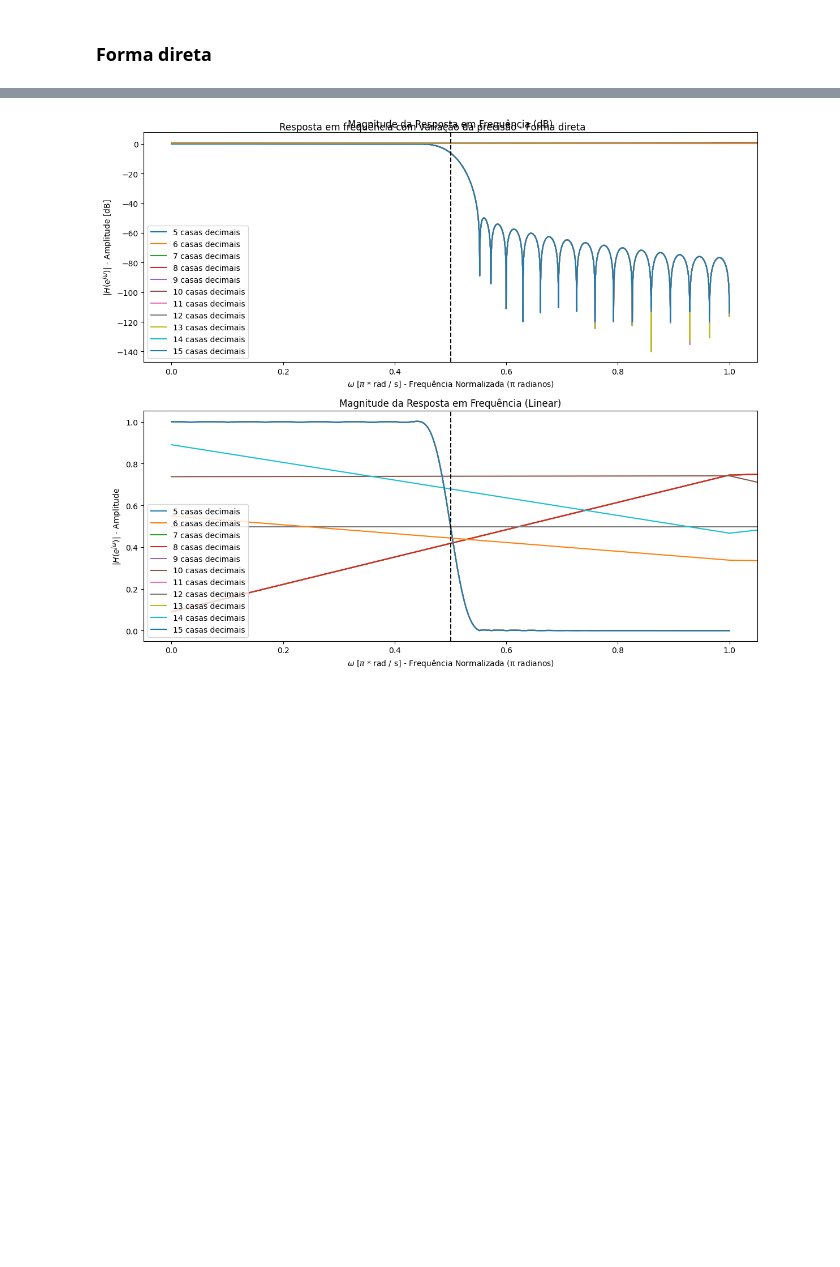
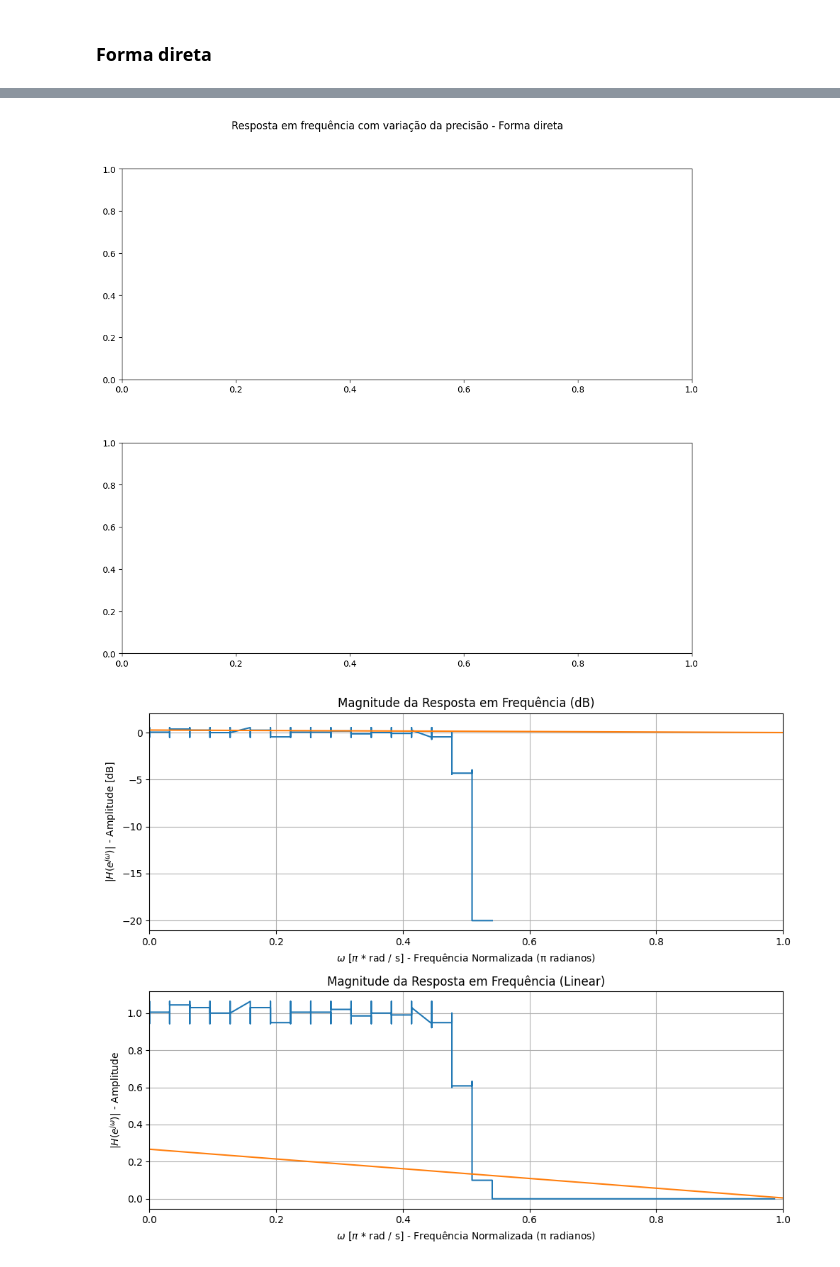
Before and after one commit to IvonLuiz/FIR_Filter_WindowMethod, a Jupyter notebook: notebook/FIR.ipynb, the cells around one changed output, grey strips where cells are left out. Drawn from its saved outputs; the diff is of its cells as text; code cells hidden in the pictures; blank space fills up the shorter version.

Commit message:
fix decimal places analysis

```diff
--- a/notebook/FIR.ipynb
+++ b/notebook/FIR.ipynb
@@ -311,3 +306,9 @@ plot_frequency_response_cascade(w_cascade, wc, H_cascade, H)
 ## Diminuindo o número de casas decimais
 # %% [markdown]
 ### Forma direta
+# %%
+n_casas = 8
+_w = np.round(w, decimals=n_casas)
+_H = np.round(H, decimals=n_casas)
+
+plot_frequency_response_direct(w, _H)
@@ -314,34 +320,36 @@ plot_frequency_response_cascade(w_cascade, wc, H_cascade, H)
 # %%
 fig,axs = plt.subplots(2, 1, figsize=(12, 10))
-min_casas = 5
-max_casas = 15 + 1
+min_casas = 1
+max_casas = 8
 
 # Obtendo um mapa de cores
-cmap = cm.get_cmap('tab10', max_casas - min_casas)  # 'tab10' é um mapa de cores com 10 cores diferentes
+cmap = cm.get_cmap('viridis', max_casas - min_casas)
 
 # Iterando para plotar as respostas com diferentes precisões
-for n_casas in range(max_casas, min_casas, -1):
+for i, n_casas in enumerate(range(min_casas, max_casas)):
     # Arredonda os valores dos coeficientes
     _w = np.round(w, decimals=n_casas)
     _H = np.round(H, decimals=n_casas)
 
-    # Escolhendo a cor da linha com base no número de casas decimais
-    color = cmap(n_casas - 1)
+    # Usando a cor correspondente no mapa de cores
+    color = cmap(i)
 
-    plot_frequency_response_direct(_w, _H, fig, axs, color=color)
+    plot_frequency_response_direct(_w, _H, color=color)
 
 
-axs[0].set_xlim([-0.05, 1.05])
-axs[0].legend([f"{n_casas} casas decimais" for n_casas in range(min_casas, max_casas)], loc="lower left")
-axs[0].axvline(wc / np.pi, color="k", linestyle="--")
-axs[0].grid()
+# axs[0].set_xlim([-0.05, 1.05])
+# axs[0].legend([f"{n_casas} casas decimais" for n_casas in range(min_casas, max_casas)], loc="lower left")
+# axs[0].axvline(wc / np.pi, color="k", linestyle="--")
+# axs[0].grid()
 
-axs[1].set_xlim([-0.05, 1.05])
-axs[1].legend([f"{n_casas} casas decimais" for n_casas in range(min_casas, max_casas)], loc="lower left")
-axs[1].axvline(wc / np.pi, color="k", linestyle="--")
-axs[1].grid()
+# axs[1].set_xlim([-0.05, 1.05])
+# axs[1].legend([f"{n_casas} casas decimais" for n_casas in range(min_casas, max_casas)], loc="lower left")
+# axs[1].axvline(wc / np.pi, color="k", linestyle="--")
+# axs[1].grid()
 
 fig.suptitle("Resposta em frequência com variação da precisão - Forma direta")
+fig.subplots_adjust(top=0.90, hspace=0.3)
 plt.show()
 # %% [output]
-[figure, old version]
+[figure, new version]
+[figure, added]
```
Also changed, not shown: parts of 4 cells of this notebook, 1 other file.
